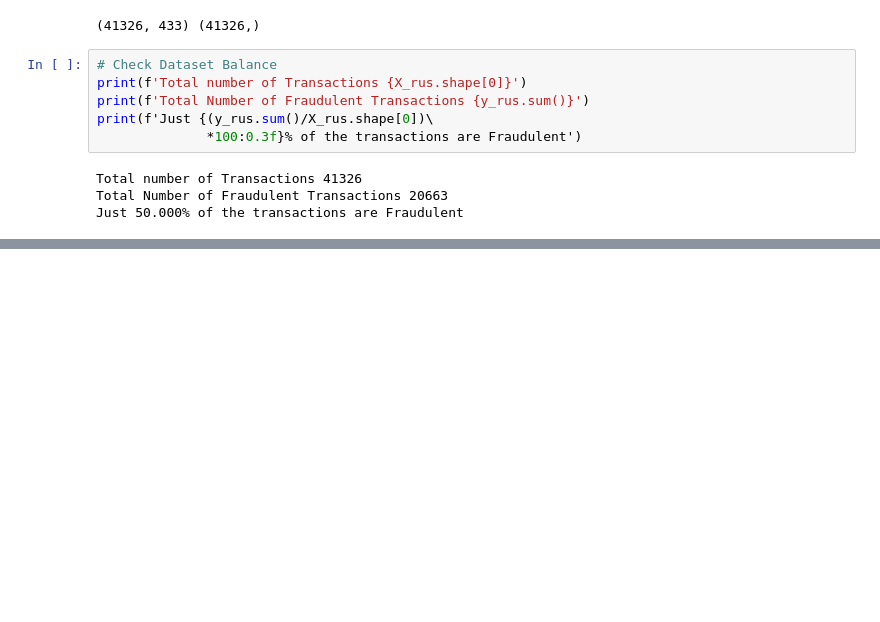
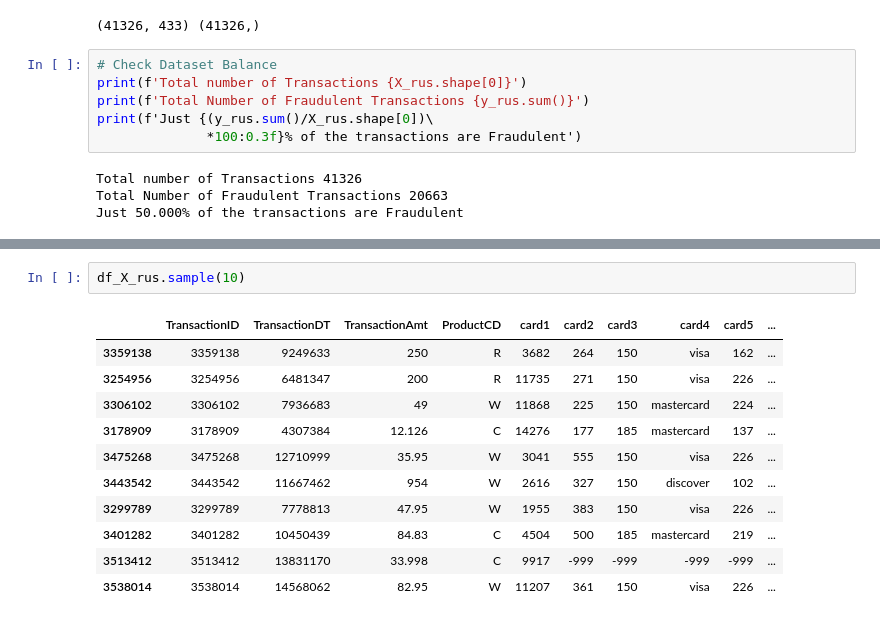
Before and after one commit to pranjalchaubey/Credit-Fraud-Detection, a Jupyter notebook: src/Card_Fraud_Detection.ipynb, the cells around one changed output, grey strips where cells are left out. Saved outputs shown, nothing was run; the diff lists cells and outputs as text; blank space fills up the shorter version.

```diff
--- a/src/Card_Fraud_Detection.ipynb
+++ b/src/Card_Fraud_Detection.ipynb
@@ -320,0 +343,14 @@ Just 50.000% of the transactions are Fraudulent
+# %%
+df_X_rus.sample(10)
+# %% [output]
+|  | TransactionID | TransactionDT | TransactionAmt | ProductCD | card1 | card2 | card3 | card4 | card5 | ... |
+| 3359138 | 3359138 | 9249633 | 250 | R | 3682 | 264 | 150 | visa | 162 | ... |
+| 3254956 | 3254956 | 6481347 | 200 | R | 11735 | 271 | 150 | visa | 226 | ... |
+| 3306102 | 3306102 | 7936683 | 49 | W | 11868 | 225 | 150 | mastercard | 224 | ... |
+| 3178909 | 3178909 | 4307384 | 12.126 | C | 14276 | 177 | 185 | mastercard | 137 | ... |
+| 3475268 | 3475268 | 12710999 | 35.95 | W | 3041 | 555 | 150 | visa | 226 | ... |
+| 3443542 | 3443542 | 11667462 | 954 | W | 2616 | 327 | 150 | discover | 102 | ... |
+| 3299789 | 3299789 | 7778813 | 47.95 | W | 1955 | 383 | 150 | visa | 226 | ... |
+| 3401282 | 3401282 | 10450439 | 84.83 | C | 4504 | 500 | 185 | mastercard | 219 | ... |
+| 3513412 | 3513412 | 13831170 | 33.998 | C | 9917 | -999 | -999 | -999 | -999 | ... |
+| 3538014 | 3538014 | 14568062 | 82.95 | W | 11207 | 361 | 150 | visa | 226 | ... |
```
Also changed, not shown: parts of 7 cells of this notebook.
